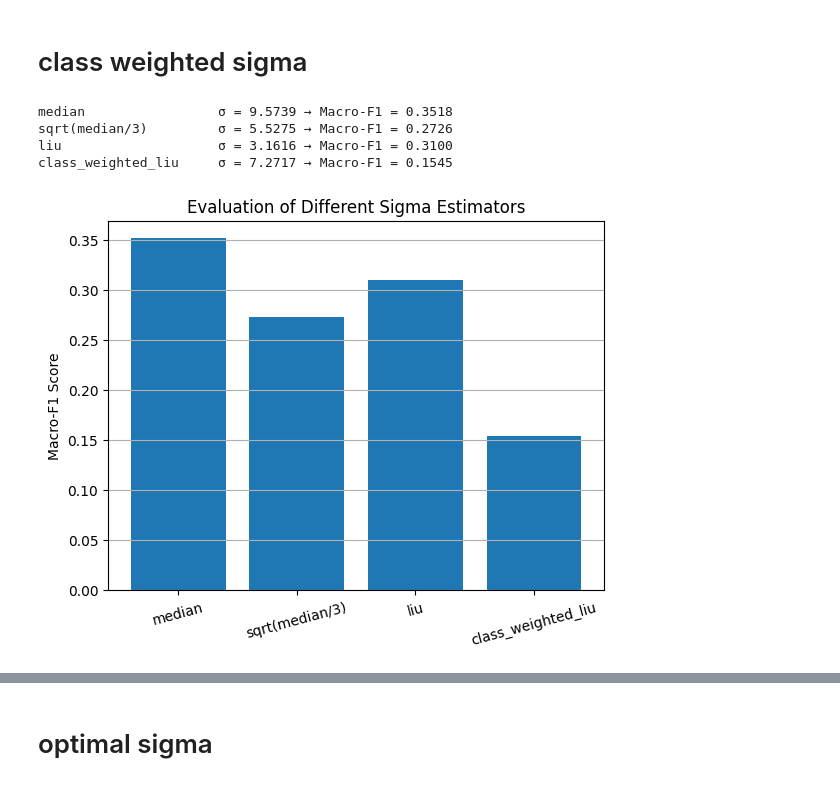
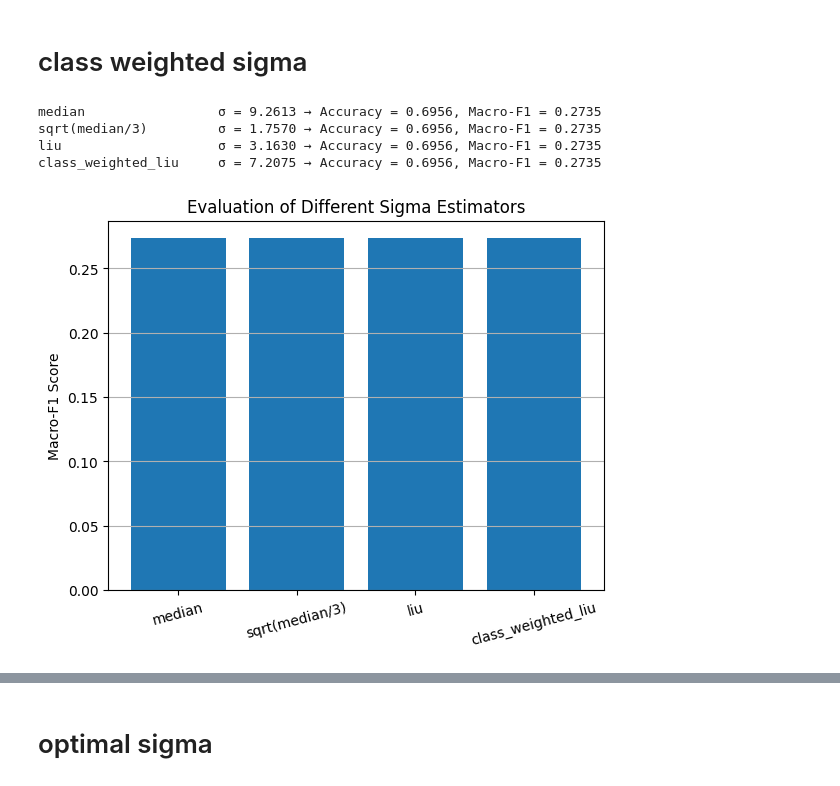
Before and after one commit to saditya13/graph_loss_emb_experiments, a Jupyter notebook: sigma_liu et al.ipynb, the cells around one changed output, grey strips where cells are left out. Saved outputs shown, nothing was run; the diff lists cells and outputs as text; code cells hidden in the pictures.

Commit message:
updated sigma exp

```diff
--- a/sigma_liu et al.ipynb
+++ b/sigma_liu et al.ipynb
@@ -128,16 +150,21 @@ def label_propagation(X, labeled_indices, labels_partial, sigma):
 # %%
 # ---------- Sigma Estimators ----------
 def median_sigma(X):
-    dists = torch.cdist(X, X, p=2)
+    X_tensor = torch.from_numpy(X).float()
+    dists = torch.cdist(X_tensor, X_tensor, p=2)
     median_val = torch.median(dists[dists > 0])
     return median_val.item()
 
 def sqrt_median_div_3_sigma(X):
-    dists = torch.cdist(X, X, p=2)
-    median_sq = torch.median(dists[dists > 0] ** 2)
+    X_tensor = torch.from_numpy(X).float()
+    dists = torch.cdist(X_tensor, X_tensor, p=2)
+    median_sq = torch.median(dists[dists > 0])
     return torch.sqrt(median_sq / 3).item()
 
 def sigma_selection_class_weighted(X, y, use_weights=True):
+    X = torch.from_numpy(X).float()
+    y = torch.from_numpy(y).long()
+    device = X.device
     classes = torch.unique(y)
     W_sum, B_sum = 0.0, 0.0
     W_weight, B_weight = 0.0, 0.0
@@ -174,59 +201,36 @@ def sigma_selection_class_weighted(X, y, use_weights=True):
     return sigma.item()
 # %%
 # ---------- Main Evaluation ----------
-def run_sigma_eval():
+def run_sigma_eval(X_np, y_np):
     # Create imbalanced dataset
-    X_np, y_np = make_classification(n_samples=400, n_features=10, n_classes=3,
-                                     n_informative=8,weights=[0.7, 0.1, 0.2],
-                                     random_state=0)
-    # X_np,y_np = load_iris(return_X_y=True)
-    X = torch.tensor(X_np, dtype=torch.float32).to(device)
-    y = torch.tensor(y_np, dtype=torch.long).to(device)
-
-    # Semi-supervised split
-    idx = np.arange(len(X))
-    idx_train, idx_test, y_train, y_test = train_test_split(
-        idx, y_np, stratify=y_np, test_size=0.3, random_state=42)
-    idx_train = torch.tensor(idx_train)
-    y_train_torch = torch.tensor(y_train)
-
     results = {}
-
     sigma_methods = {
         "median": median_sigma,
         "sqrt(median/3)": sqrt_median_div_3_sigma,
-        "liu": lambda X: sigma_selection_torch(X, y, method='w1'),
-        "class_weighted_liu": lambda X: sigma_selection_class_weighted(X, y)
+        "liu": lambda X: sigma_selection_torch(X_np, y_np, method='w1'),
+        "class_weighted_liu": lambda X: sigma_selection_class_weighted(X_np, y_np)
     }
 
     for name, sigma_fn in sigma_methods.items():
         try:
-            sigma = sigma_fn(X)
-            preds = label_propagation(X, idx_train.tolist(), y_train_torch, sigma)
-            macro_f1 = f1_score(y_test, preds.cpu().numpy(), average="macro")
+            sigma = sigma_fn(X_np)
+            y_pred,y_actual,acc,macro_f1 = lpa_predict(X_np, y_np,sigma,0.3)
             results[name] = (sigma, macro_f1)
-            print(f"{name:22s} σ = {sigma:.4f} → Macro-F1 = {macro_f1:.4f}")
+            print(f"{name:22s} σ = {sigma:.4f} → Accuracy = {acc:.4f}, Macro-F1 = {macro_f1:.4f}")
         except Exception as e:
             print(f"{name:22s} failed: {e}")
             results[name] = (None, 0)
 
     # Plot
     plt.bar(results.keys(), [v[1] for v in results.values()])
     plt.ylabel("Macro-F1 Score")
     plt.title("Evaluation of Different Sigma Estimators")
     plt.xticks(rotation=15)
     plt.grid(True, axis='y')
     plt.show()
-
-    return X,y,idx_train, idx_test, y_train, y_test
-
-
-
-# Run evaluation
-X,y,idx_train, idx_test, y_train, y_test = run_sigma_eval()
 # %% [output]
-median                 σ = 9.5739 → Macro-F1 = 0.3518
-sqrt(median/3)         σ = 5.5275 → Macro-F1 = 0.2726
-liu                    σ = 3.1616 → Macro-F1 = 0.3100
-class_weighted_liu     σ = 7.2717 → Macro-F1 = 0.1545
+median                 σ = 9.2613 → Accuracy = 0.6956, Macro-F1 = 0.2735
+sqrt(median/3)         σ = 1.7570 → Accuracy = 0.6956, Macro-F1 = 0.2735
+liu                    σ = 3.1630 → Accuracy = 0.6956, Macro-F1 = 0.2735
+class_weighted_liu     σ = 7.2075 → Accuracy = 0.6956, Macro-F1 = 0.2735
-[figure, old version]
+[figure, new version]
```
Also changed, not shown: parts of 8 cells of this notebook, 1 other file.
